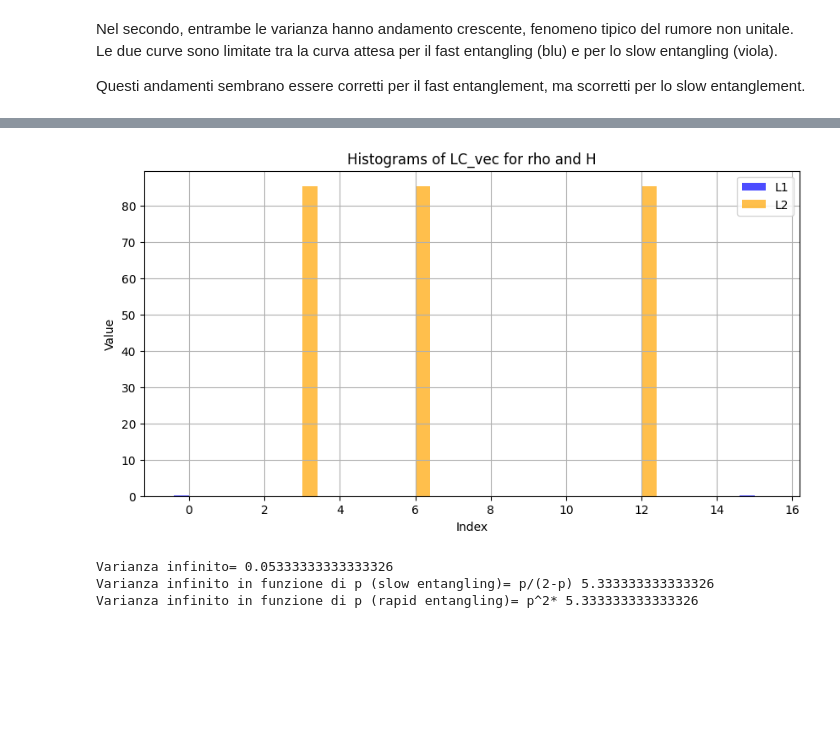
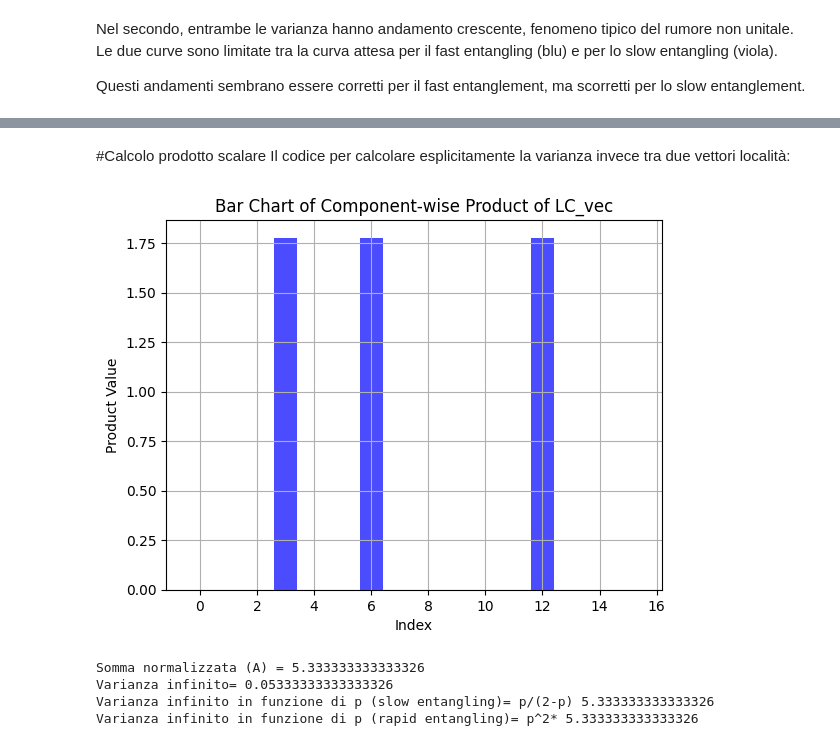
Before and after one commit to sebastianopian/QC.exam, a Jupyter notebook: 00_program.ipynb, the cells around one changed output, grey strips where cells are left out. Cells and saved outputs as stored; diff of their text form; code cells hidden in the pictures; blank space fills up the shorter version.

```diff
--- a/00_program.ipynb
+++ b/00_program.ipynb
@@ -550,3 +602,7 @@ Mappatura della permutazione (nuovo indice -> indice originale):
+# %% [markdown]
+
+#Calcolo prodotto scalare
+Il codice per calcolare esplicitamente la varianza invece tra due vettori località:
 # %%
 LC_vec = np.zeros(len(unique_tuples))
 n=4
@@ -597,6 +653,7 @@ def compute_LC_vec(AV):
         LC_vec[k_idx] += trace_sum
     return LC_vec
 
+
 L1= compute_LC_vec(rho)
 L2 = compute_LC_vec(H)
 
@@ -610,57 +667,55 @@ def plot_LC_product(l1, l2):
 
     # Ciclo attraverso le componenti del vettore e gli indici delle tuple
     for i, tup_j in enumerate(unique_tuples):
         normalized_value = a[i]
         normalized_contributions.append(normalized_value)
 
     # Crea un istogramma con barre numerate
     indices = np.arange(len(a))
     plt.bar(indices, a, alpha=0.7, color='blue')
 
     # Aggiungi le etichette sopra le barre
     for i, value in enumerate(a):
-        plt.text(i, value, str(value), ha='center', va='bottom')
+      plt.xlabel('Index')
+      plt.ylabel('Product Value')
+      plt.title('Bar Chart of Component-wise Product of LC_vec')
+      plt.grid(True)
+      plt.show()
 
-    plt.xlabel('Index')
-    plt.ylabel('Product Value')
-    plt.title('Bar Chart of Component-wise Product of LC_vec')
-    plt.grid(True)
-    plt.show()
+      # Calcola la somma totale dei contributi normalizzati
+      total_normalized_sum = np.sum(normalized_contributions)
 
-    # Calcola la somma totale dei contributi normalizzati
-    total_normalized_sum = np.sum(normalized_contributions)
-
-    return a, total_normalized_sum
-
+      return a, total_normalized_sum
 
 def plot_histograms(L1, L2):
     indices = np.arange(len(L1))
     width = 0.4
     plt.figure(figsize=(10, 5))
-    plt.bar(indices - width/2, L1, width=width, label='L1', alpha=0.7, color='blue')
-    plt.bar(indices + width/2, L2, width=width, label='L2', alpha=0.7, color='orange')
+    plt.bar(indices - width/2, L1, width=width, label='Componenti l H OSSERVABILE', alpha=0.7, color='blue')
+    plt.bar(indices + width/2, L2, width=width, label='Componenti l Rho STATO DEPOLARIZZATO', alpha=0.7, color='orange')
     plt.xlabel('Index')
     plt.ylabel('Value')
-    plt.title('Histograms of LC_vec for rho and H')
+    plt.title('Confronto componenti vettore località')
     plt.legend()
     plt.grid(True)
     plt.show()
 
-plot_histograms(L1,L2)
+_, A = plot_LC_product(L1, L2)
+
+# Stampa il valore di A
+print("Somma normalizzata (A) =", A)
+
+# Calcola V usando A
+V = 0.01 * A
 
 
 
-
-
-
-
-
-V =  0.01 * total_normalized_sum
 print("Varianza infinito=", V)
-print("Varianza infinito in funzione di p (slow entangling)= p/(2-p)", total_normalized_sum)
-print("Varianza infinito in funzione di p (rapid entangling)= p^2*", total_normalized_sum)
+print("Varianza infinito in funzione di p (slow entangling)= p/(2-p)", A)
+print("Varianza infinito in funzione di p (rapid entangling)= p^2*", A)
 # %% [output]
-[figure, old version]
+[figure, new version]
+Somma normalizzata (A) = 5.333333333333326
 Varianza infinito= 0.05333333333333326
 Varianza infinito in funzione di p (slow entangling)= p/(2-p) 5.333333333333326
 Varianza infinito in funzione di p (rapid entangling)= p^2* 5.333333333333326
```
Also changed, not shown: parts of 5 cells of this notebook.
